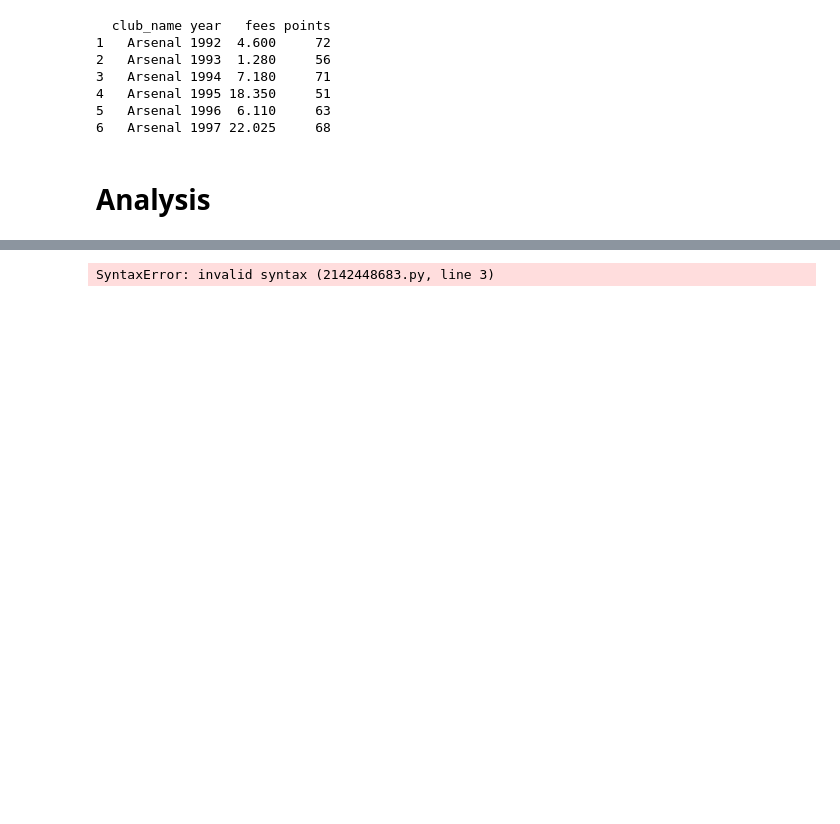
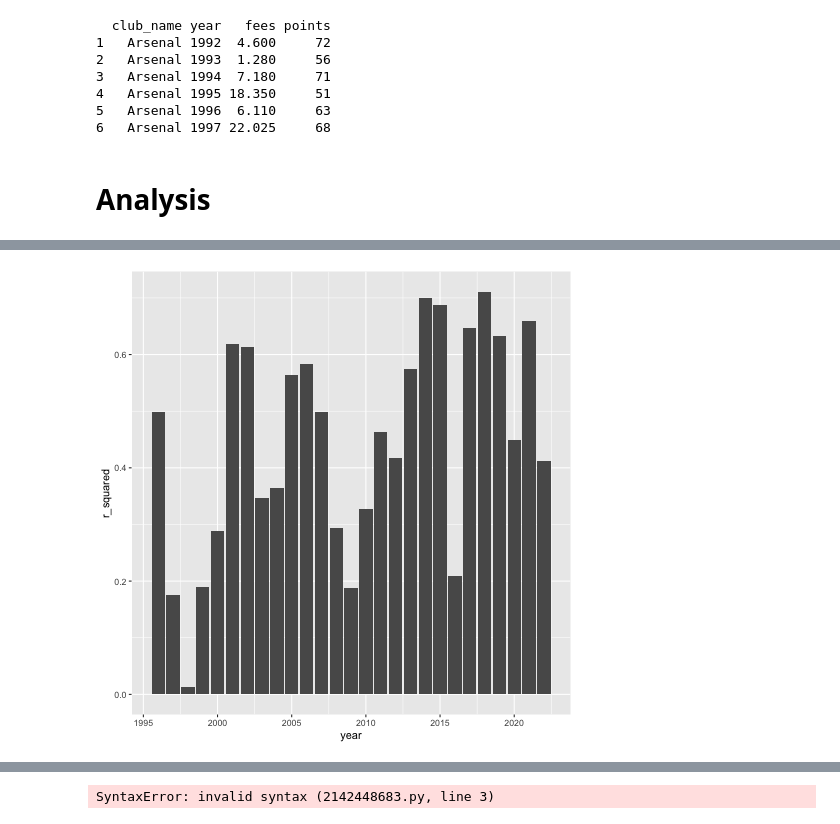
Before and after one commit to AhanPenkar/exploratory-football, a Jupyter notebook: regression_2.ipynb, the cells around one changed output, grey strips where cells are left out. Cells and saved outputs as stored; diff of their text form; code cells hidden in the pictures; blank space fills up the shorter version.

```diff
--- a/regression_2.ipynb
+++ b/regression_2.ipynb
@@ -281,0 +245,7 @@ ggplot(df) +
+# %%
+%%R -o df_without_na
+
+# loop through each year and fit a linear model
+df_without_na <- df %>%
+            filter(!is.na(fees_4)) %>%
+            filter(!is.na(points))
@@ -281,0 +321,8 @@ ggplot(df) +
+# %%
+%%R
+
+ggplot(df_r_squared) +
+    aes(x=year, y=r_squared) +
+    geom_col()
+# %% [output]
+[figure, added]
```
Also changed, not shown: parts of 12 cells of this notebook.
